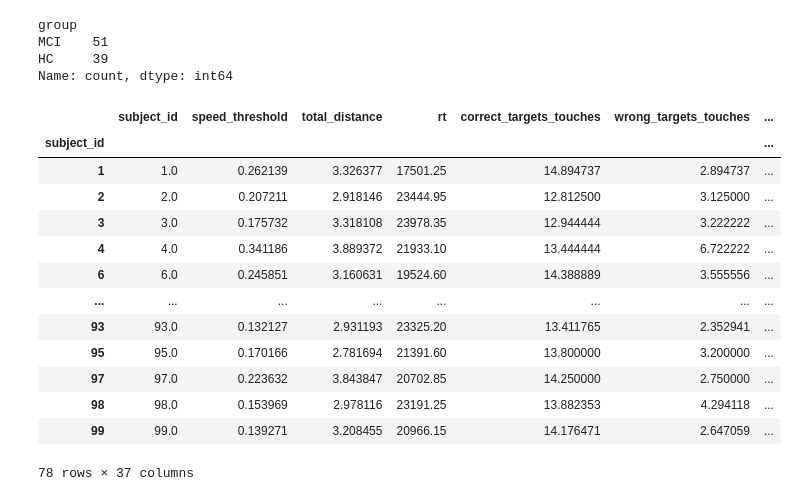
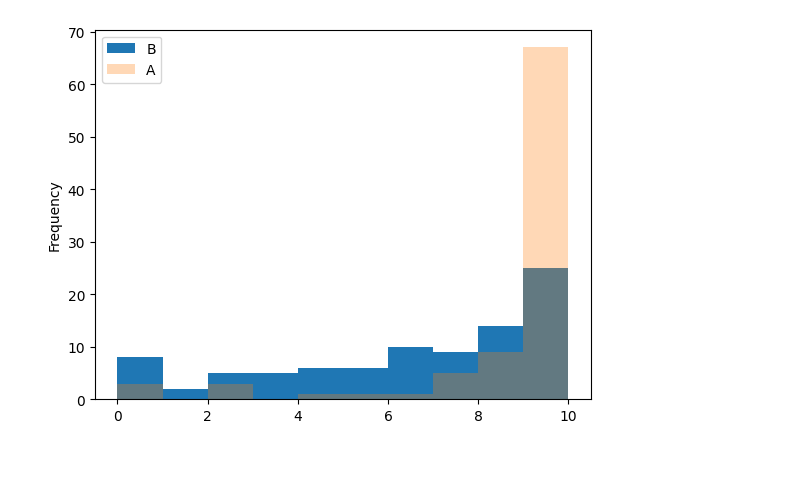
Before and after one commit to gianluca-capelo/tmt-analysis, a Jupyter notebook: notebooks/modelling.ipynb, the cells around one changed output. Drawn from its saved outputs; the diff is of its cells as text; code cells hidden in the pictures; blank space fills up the shorter version.

```diff
--- a/notebooks/modelling.ipynb
+++ b/notebooks/modelling.ipynb
@@ -10,56 +15,18 @@ my_analysis_path = '/home/gus/Documents/REPOS/tmt-analysis/data/hand_analysis/20
 
 df = pd.read_csv(my_analysis_path)
-# %%
-# Aggregate data at the subject level by computing the mean of all numeric columns
-
-# First, drop trials that are marked as invalid
-minimum_trials_correct = 4
-valid_counts = df.groupby('subject_id')['is_valid'].sum()
-subjects_with_enough_valid_trials = valid_counts[valid_counts >= minimum_trials_correct].index
-
-df_valid = df[df['subject_id'].isin(subjects_with_enough_valid_trials)]
-
-print(df.groupby(['subject_id', 'group']).size().reset_index()['group'].value_counts())
-
-# Drop columns not useful for modeling or aggregation
-columns_to_exclude = [
-    "trial_id", "trial_type", "is_valid", "trial_order_of_appearance",
-    "hesitation_periods", "invalid_cause"
-]
-
-# Group by subject and keep only numerical columns (excluding those to exclude)
-df_cleaned = df_valid.drop(columns=columns_to_exclude)
-df_numeric = df_cleaned.select_dtypes(include=["float64", "int64"])
-
-# Add subject-level categorical info
-df_subject_info = df_valid.groupby("subject_id")[["sex", "age", "group"]].first()
-
-# Aggregate numeric features by subject (mean across trials)
-df_subject_features = df_numeric.groupby(df_valid["subject_id"]).mean()
-
-# Combine with demographic and label information
-df_subject_level = pd.concat([df_subject_features, df_subject_info], axis=1)
-
-# df_trialtype_level["target"] = df_trialtype_level["group"].map({"HC": 0, "MCI": 1, "amnesic": 1})
-# %% [output]
-group
-MCI    51
-HC     39
-Name: count, dtype: int64
-# %%
-df_subject_level
-# %% [output]
-|  | subject_id | speed_threshold | total_distance | rt | correct_targets_touches | wrong_targets_touches | ... |
-| subject_id |  |  |  |  |  |  | ... |
-| 1 | 1.0 | 0.262139 | 3.326377 | 17501.25 | 14.894737 | 2.894737 | ... |
-| 2 | 2.0 | 0.207211 | 2.918146 | 23444.95 | 12.812500 | 3.125000 | ... |
-| 3 | 3.0 | 0.175732 | 3.318108 | 23978.35 | 12.944444 | 3.222222 | ... |
-| 4 | 4.0 | 0.341186 | 3.889372 | 21933.10 | 13.444444 | 6.722222 | ... |
-| 6 | 6.0 | 0.245851 | 3.160631 | 19524.60 | 14.388889 | 3.555556 | ... |
-| ... | ... | ... | ... | ... | ... | ... | ... |
-| 93 | 93.0 | 0.132127 | 2.931193 | 23325.20 | 13.411765 | 2.352941 | ... |
-| 95 | 95.0 | 0.170166 | 2.781694 | 21391.60 | 13.800000 | 3.200000 | ... |
-| 97 | 97.0 | 0.223632 | 3.843847 | 20702.85 | 14.250000 | 2.750000 | ... |
-| 98 | 98.0 | 0.153969 | 2.978116 | 23191.25 | 13.882353 | 4.294118 | ... |
-| 99 | 99.0 | 0.139271 | 3.208455 | 20966.15 | 14.176471 | 2.647059 | ... |
-78 rows × 37 columns
+# %%
+df_grouped = df.groupby(['subject_id', 'trial_type'])['is_valid'].sum().reset_index()
+df_grouped[df_grouped['trial_type'] == 'PART_B']['is_valid'].plot(kind="hist")
+df_grouped[df_grouped['trial_type'] == 'PART_A']['is_valid'].plot(kind="hist", alpha=0.3)
+plt.legend(['B', 'A'])
+df_grouped
+
+# Pivot to have PART_A and PART_B sums in separate columns
+df_pivot = df_grouped.pivot(index='subject_id', columns='trial_type', values='is_valid').reset_index()
+df_pivot.columns = ['subject_id', 'is_valid_sum_A', 'is_valid_sum_B']
+
+df = df.merge(df_pivot, on='subject_id')
+df['is_valid_sum_A'] = (df['is_valid_sum_A'] / 10) * 100
+df['is_valid_sum_B'] = (df['is_valid_sum_B'] / 10) * 100
+# %% [output]
+[figure, added]
```
Also changed, not shown: parts of 14 cells of this notebook, 1 other file.
